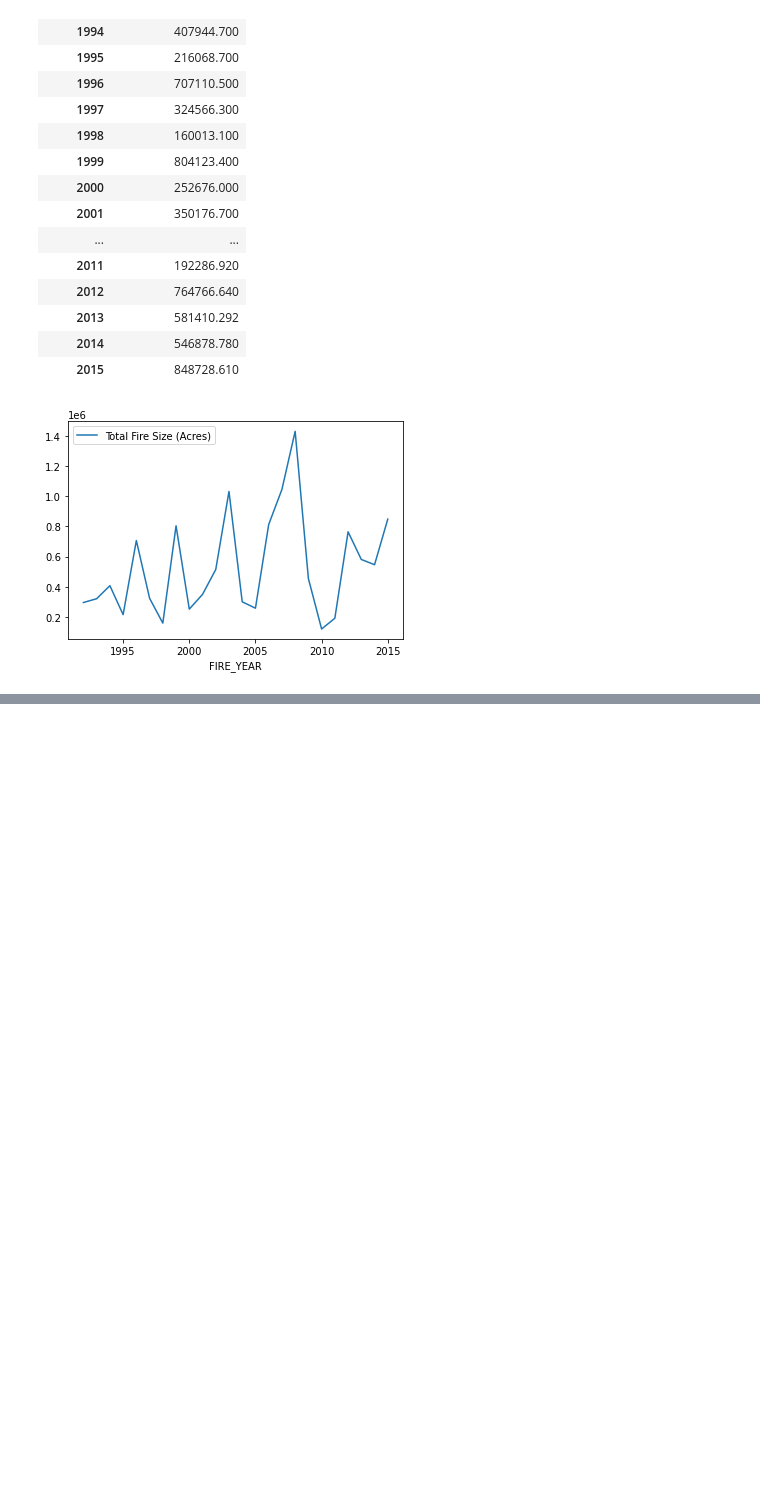
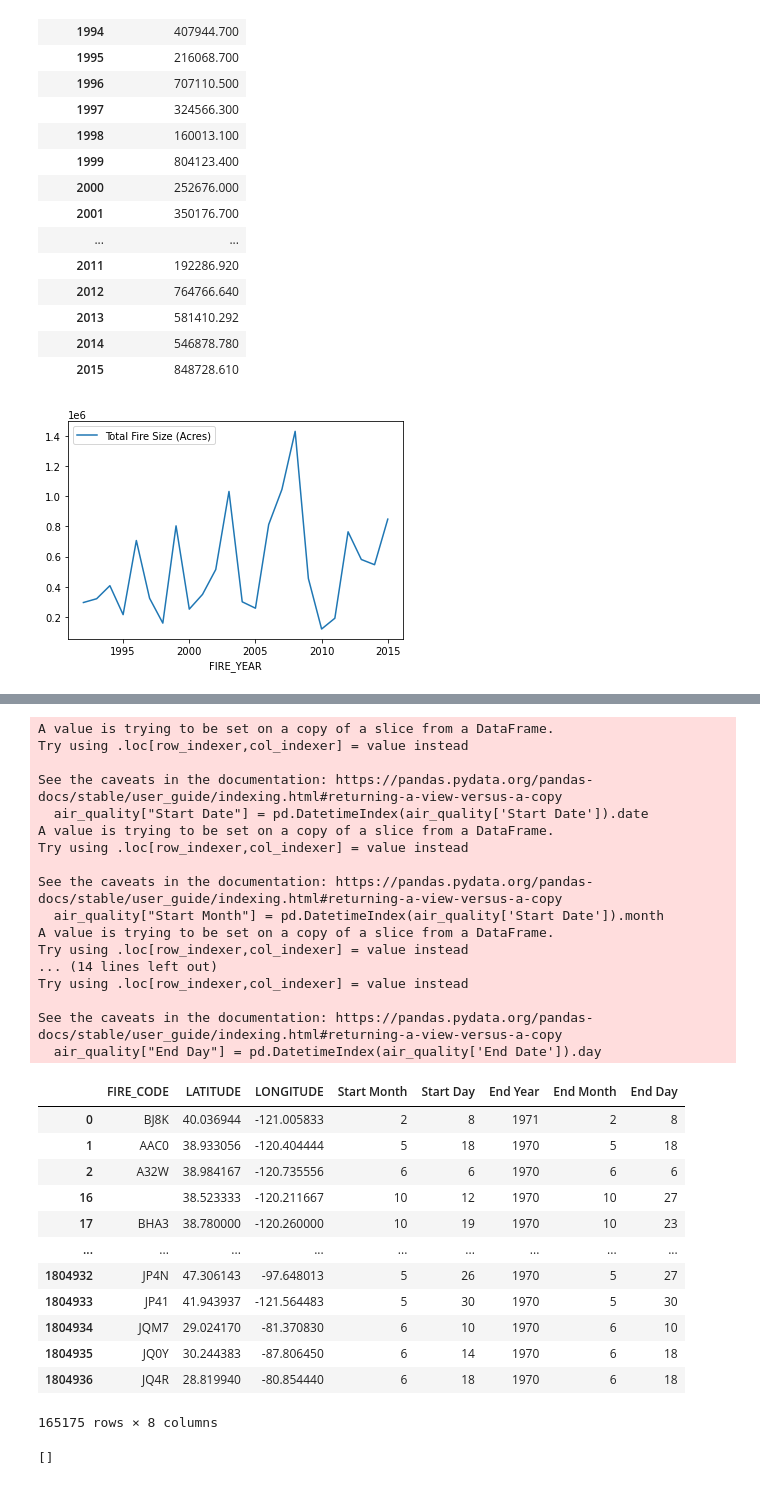
Before and after one commit to Jagjeet/fire-analysis-project, a Jupyter notebook: Untitled.ipynb, the cells around one changed output, grey strips where cells are left out. Cells and saved outputs as stored; diff of their text form; code cells hidden in the pictures; blank space fills up the shorter version.

```diff
--- a/Untitled.ipynb
+++ b/Untitled.ipynb
@@ -366,0 +378,65 @@ print(response)
+# %%
+air_quality = fire_data[["FIRE_CODE", "LATITUDE", "LONGITUDE", "Start Date", "End Date"]]
+air_quality["Start Date"] = pd.DatetimeIndex(air_quality['Start Date']).date
+air_quality["End Date"] = pd.DatetimeIndex(air_quality['End Date']).date
+air_quality["Start Month"] = pd.DatetimeIndex(air_quality['Start Date']).month
+air_quality["Start Day"] = pd.DatetimeIndex(air_quality['Start Date']).day
+air_quality["End Year"] = pd.DatetimeIndex(air_quality['End Date']).year
+air_quality["End Month"] = pd.DatetimeIndex(air_quality['End Date']).month
+air_quality["End Day"] = pd.DatetimeIndex(air_quality['End Date']).day
+
+# air_quality['Start Date'] = f"{air_quality["Start Year"]}-{air_quality["Start Month"]}-{air_quality["Start Day"]}"
+air_quality
+# %% [output]
+A value is trying to be set on a copy of a slice from a DataFrame.
+Try using .loc[row_indexer,col_indexer] = value instead
+
+See the caveats in the documentation: https://pandas.pydata.org/pandas-docs/stable/user_guide/indexing.html#returning-a-view-versus-a-copy
+  air_quality["Start Date"] = pd.DatetimeIndex(air_quality['Start Date']).date
+A value is trying to be set on a copy of a slice from a DataFrame.
+Try using .loc[row_indexer,col_indexer] = value instead
+
+See the caveats in the documentation: https://pandas.pydata.org/pandas-docs/stable/user_guide/indexing.html#returning-a-view-versus-a-copy
+  air_quality["Start Month"] = pd.DatetimeIndex(air_quality['Start Date']).month
+A value is trying to be set on a copy of a slice from a DataFrame.
+Try using .loc[row_indexer,col_indexer] = value instead
+... (14 lines left out)
+Try using .loc[row_indexer,col_indexer] = value instead
+
+See the caveats in the documentation: https://pandas.pydata.org/pandas-docs/stable/user_guide/indexing.html#returning-a-view-versus-a-copy
+  air_quality["End Day"] = pd.DatetimeIndex(air_quality['End Date']).day
+|  | FIRE_CODE | LATITUDE | LONGITUDE | Start Month | Start Day | End Year | End Month | End Day |
+| 0 | BJ8K | 40.036944 | -121.005833 | 2 | 8 | 1971 | 2 | 8 |
+| 1 | AAC0 | 38.933056 | -120.404444 | 5 | 18 | 1970 | 5 | 18 |
+| 2 | A32W | 38.984167 | -120.735556 | 6 | 6 | 1970 | 6 | 6 |
+| 16 |  | 38.523333 | -120.211667 | 10 | 12 | 1970 | 10 | 27 |
+| 17 | BHA3 | 38.780000 | -120.260000 | 10 | 19 | 1970 | 10 | 23 |
+| ... | ... | ... | ... | ... | ... | ... | ... | ... |
+| 1804932 | JP4N | 47.306143 | -97.648013 | 5 | 26 | 1970 | 5 | 27 |
+| 1804933 | JP41 | 41.943937 | -121.564483 | 5 | 30 | 1970 | 5 | 30 |
+| 1804934 | JQM7 | 29.024170 | -81.370830 | 6 | 10 | 1970 | 6 | 10 |
+| 1804935 | JQ0Y | 30.244383 | -87.806450 | 6 | 14 | 1970 | 6 | 18 |
+| 1804936 | JQ4R | 28.819940 | -80.854440 | 6 | 18 | 1970 | 6 | 18 |
+165175 rows × 8 columns
+# %%
+for index, row in air_quality():
+
+    Lat = row["Latitude"]
+    Lng = row["Longitude"]
+
+    s_year = row["Start Year"]
+    s_month = row["Start_Month"]
+    s_day = row["Start_Day"]
+    e_year = row["Start Year"]
+    e_month = row["Start_Month"]
+    e_day = row["Start_Day"]
+
+    date = f"{s_year}-{s_month}-{s_day}"
+    url = f"https://www.airnowapi.org/aq/observation/latLong/historical/?format=application/json&latitude={Lat}&longitude={Lng}&date={date}T00-0000&distance=25&API_KEY={air_key}"
+    s_response = requests.get(url).json()
+
+    date = f"{e_year}-{e_month}-{e_day}"
+    url = f"https://www.airnowapi.org/aq/observation/latLong/historical/?format=application/json&latitude={Lat}&longitude={Lng}&date={date}T00-0000&distance=25&API_KEY={air_key}"
+    e_response = requests.get(url).json()
+# %% [output]
+[]
```
Also changed, not shown: parts of 12 cells of this notebook.
